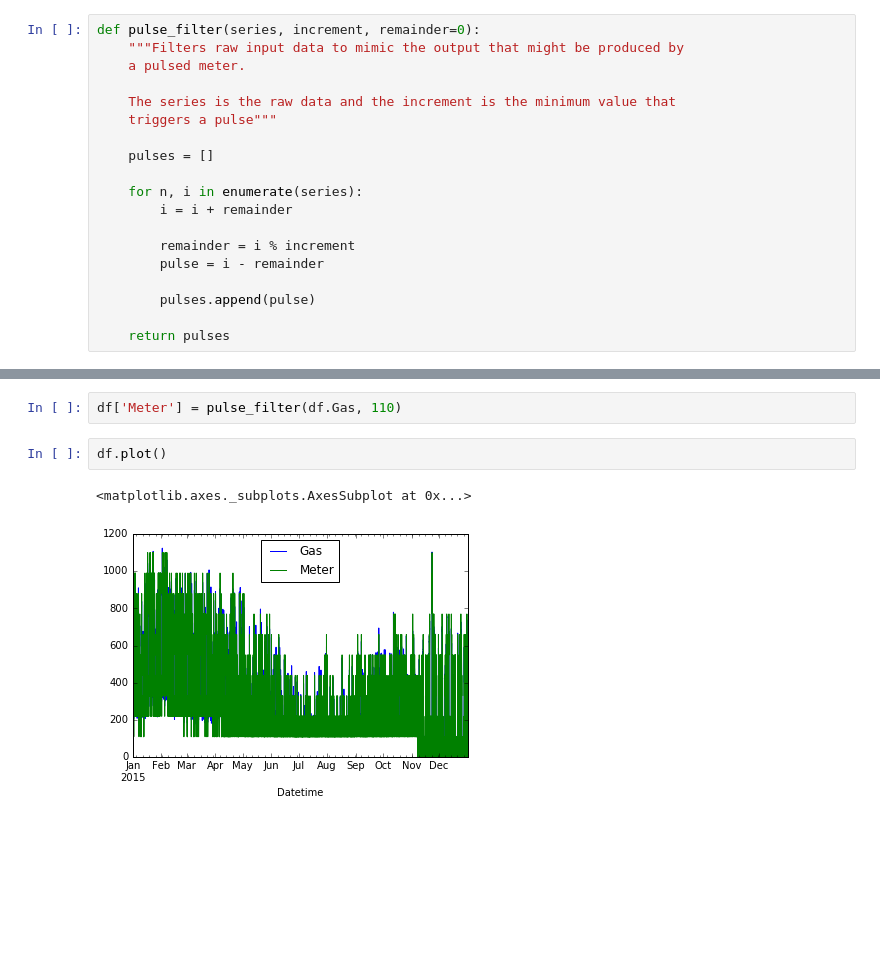
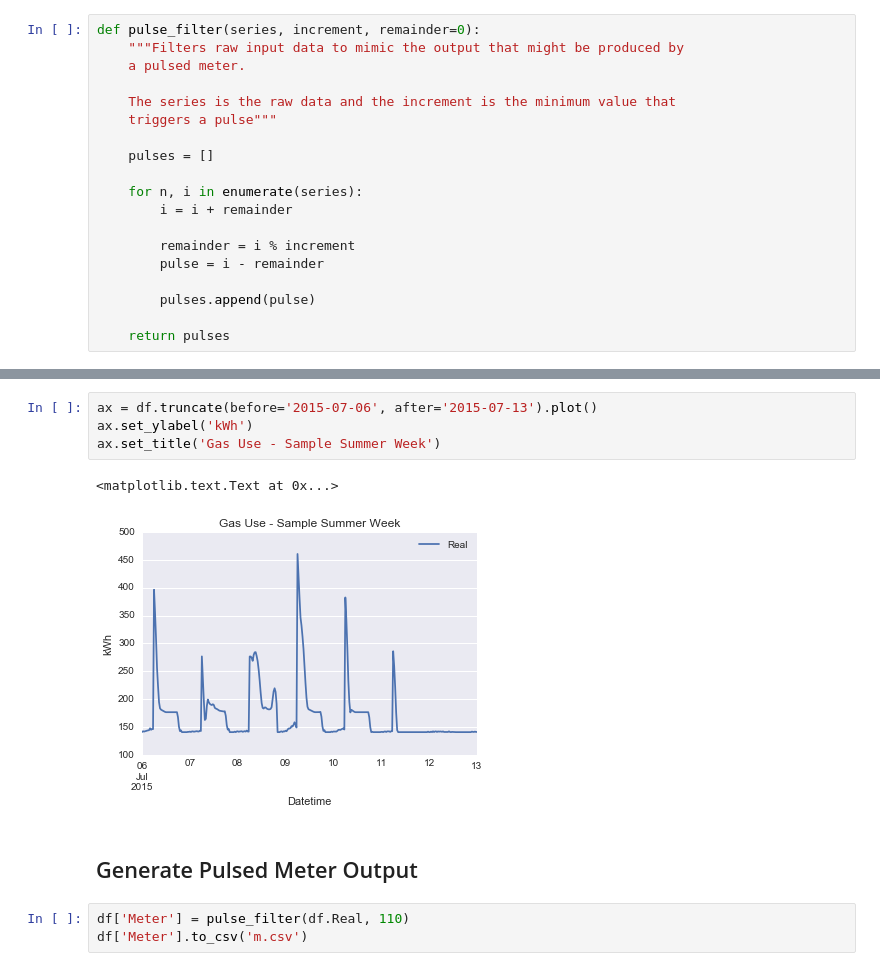
Before and after one commit to d-gleeson/pulsed_meters, a Jupyter notebook: Analysis.ipynb, the cells around one changed output, grey strips where cells are left out. Saved outputs shown, nothing was run; the diff lists cells and outputs as text; blank space fills up the shorter version.

```diff
--- a/Analysis.ipynb
+++ b/Analysis.ipynb
@@ -35,7 +49,12 @@ filtered = pd.DataFrame(pulse_filter(df.Gas, 110))
+# %%
+ax = df.truncate(before='2015-07-06', after='2015-07-13').plot()
+ax.set_ylabel('kWh')
+ax.set_title('Gas Use - Sample Summer Week')
+# %% [output]
+<matplotlib.text.Text at 0x...>
+[figure, added]
+# %% [markdown]
+## Generate Pulsed Meter Output
 # %%
-df['Meter'] = pulse_filter(df.Gas, 110)
+df['Meter'] = pulse_filter(df.Real, 110)
+df['Meter'].to_csv('m.csv')
-# %%
-df.plot()
-# %% [output]
-<matplotlib.axes._subplots.AxesSubplot at 0x...>
-[figure, removed]
```
Also changed, not shown: parts of 11 cells of this notebook, 1 other file.
